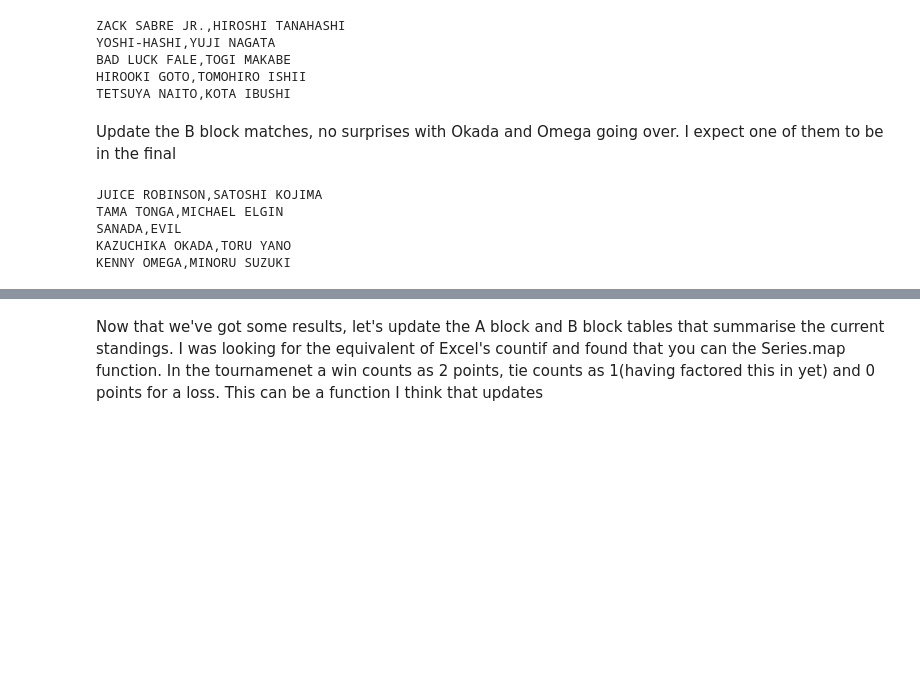
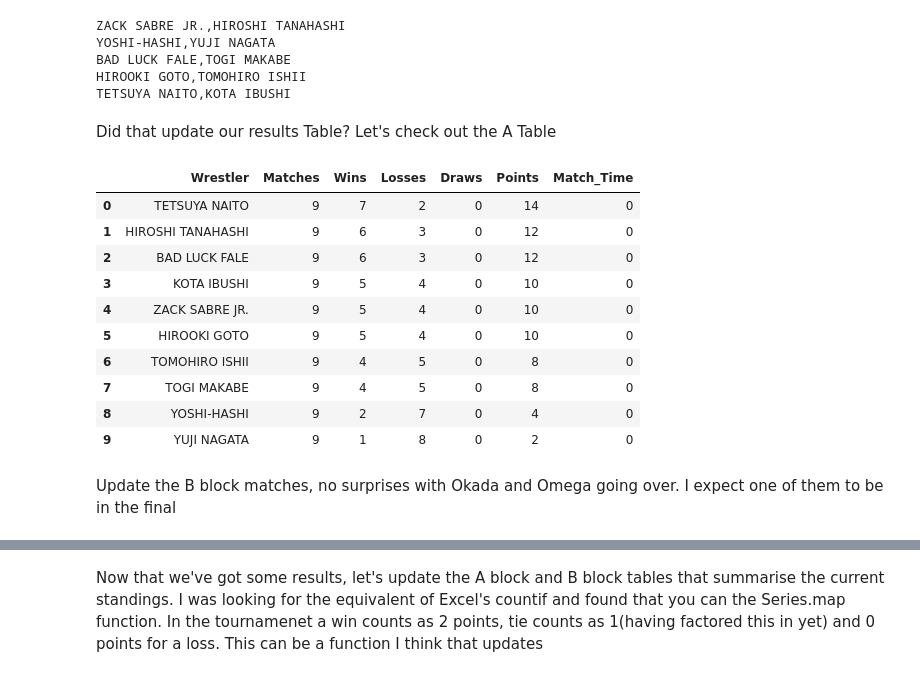
Before and after one commit to ShahnurIslam/G1_Climax1, a Jupyter notebook: G1 Climax Analysis.ipynb, the cells around one changed output, grey strips where cells are left out. Drawn from its saved outputs; the diff is of its cells as text; code cells hidden in the pictures; blank space fills up the shorter version.

```diff
--- a/G1 Climax Analysis.ipynb
+++ b/G1 Climax Analysis.ipynb
@@ -185,17 +228,21 @@ YOSHI-HASHI,YUJI NAGATA
 BAD LUCK FALE,TOGI MAKABE
 HIROOKI GOTO,TOMOHIRO ISHII
 TETSUYA NAITO,KOTA IBUSHI
+# %% [markdown]
+Did that update our results Table? Let's check out the A Table
+# %%
+A_Block
+# %% [output]
+|  | Wrestler | Matches | Wins | Losses | Draws | Points | Match_Time |
+| 0 | TETSUYA NAITO | 9 | 7 | 2 | 0 | 14 | 0 |
+| 1 | HIROSHI TANAHASHI | 9 | 6 | 3 | 0 | 12 | 0 |
+| 2 | BAD LUCK FALE | 9 | 6 | 3 | 0 | 12 | 0 |
+| 3 | KOTA IBUSHI | 9 | 5 | 4 | 0 | 10 | 0 |
+| 4 | ZACK SABRE JR. | 9 | 5 | 4 | 0 | 10 | 0 |
+| 5 | HIROOKI GOTO | 9 | 5 | 4 | 0 | 10 | 0 |
+| 6 | TOMOHIRO ISHII | 9 | 4 | 5 | 0 | 8 | 0 |
+| 7 | TOGI MAKABE | 9 | 4 | 5 | 0 | 8 | 0 |
+| 8 | YOSHI-HASHI | 9 | 2 | 7 | 0 | 4 | 0 |
+| 9 | YUJI NAGATA | 9 | 1 | 8 | 0 | 2 | 0 |
 # %% [markdown]
 Update the B block matches, no surprises with Okada and Omega going over. I expect one of them to be in the final
-# %%
-updateresults(B_matches,'Juice','Satoshi', '11:48')
-updateresults(B_matches,'Tonga','Elgin', '13:46')
-updateresults(B_matches,'Sanada','Evil','15:48')
-updateresults(B_matches,'Okada','Yano', '10:31')
-updateresults(B_matches,'Omega','Suzuki','21:24')
-# %% [output]
-JUICE ROBINSON,SATOSHI KOJIMA
-TAMA TONGA,MICHAEL ELGIN
-SANADA,EVIL
-KAZUCHIKA OKADA,TORU YANO
-KENNY OMEGA,MINORU SUZUKI
```
Also changed, not shown: parts of 36 cells of this notebook.
